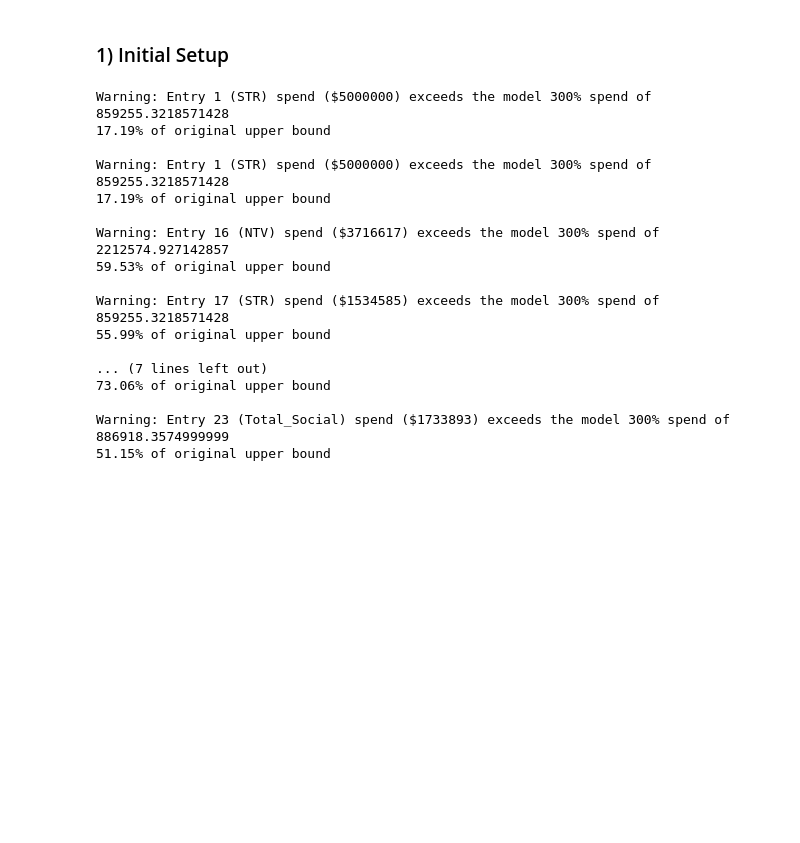
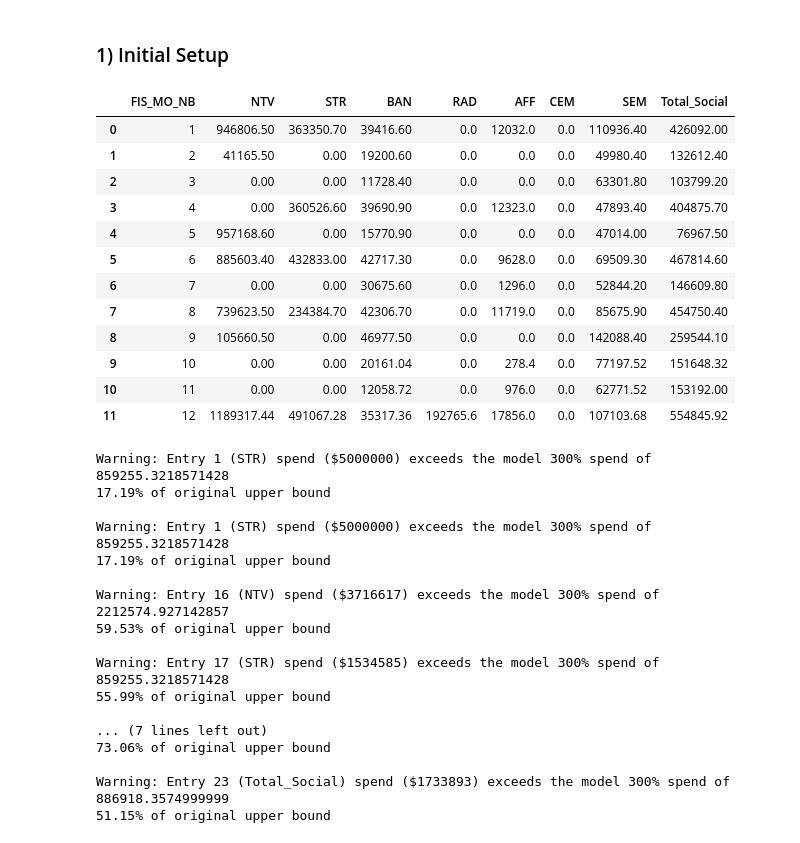
Before and after one commit to DONGZ027/craft001_SOUL, a Jupyter notebook: lab.ipynb, the cells around one changed output. Cells and saved outputs as stored; diff of their text form; code cells hidden in the pictures; blank space fills up the shorter version.

```diff
--- a/lab.ipynb
+++ b/lab.ipynb
@@ -726,39 +781,52 @@ cutoff = 0.001
 # %%
 # Step 0: Filter df_time and get planning_weeks
 # ================================================================================================================
-df_time_filtered = df_time[df_time['FIS_YR_NB'].isin([planning_year, planning_year - 1])].reset_index(drop=True)
-planning_weeks = df_time_filtered[
-    (df_time_filtered['FIS_YR_NB'] == planning_year) &
-    (df_time_filtered['FIS_MO_NB'].isin(planning_months))
+df_time_filtered = df_time[df_time['FIS_YR_NB'].isin([planning_year - 1, planning_year, planning_year + 1])].reset_index(drop=True)
+df_time_filtered.loc[df_time_filtered.FIS_YR_NB == planning_year + 1, 'FIS_MO_NB'] = df_time_filtered.loc[df_time_filtered.FIS_YR_NB == planning_year + 1, 'FIS_MO_NB'] + 12
+
+impact_weeks = df_time_filtered[
+    (df_time_filtered['FIS_YR_NB'].isin([planning_year, planning_year + 1])) &
+    (df_time_filtered['FIS_MO_NB'].isin(impact_months))
 ].index.tolist()
 # %%
 # Step 1: Compute reward_credit
 # ================================================================================================================
-reward_credit_year0 = compute_plan_reward(base_year, planning_year - 1, 0, 1, cutoff)[-1][planning_weeks].sum()
+reward_credit_year0 = compute_plan_reward(base_year, planning_year - 1, 0, 1, cutoff)[-1][impact_weeks].sum()
 reward_credit_year1 = 0
 if min(planning_months) > 1:
     plan_rewards = compute_plan_reward(spend_plan, planning_year, 1, 0, cutoff)
     for i in np.arange(min(planning_months) - 1):
-        reward_credit_year1 += plan_rewards[i][planning_weeks].sum()
-
+        reward_credit_year1 += plan_rewards[i][impact_weeks].sum()
 reward_credit = reward_credit_year0 + reward_credit_year1
 # %%
 # Step 2: Set spendings in the spending month to 0
 # ================================================================================================================
 spend_plan_wiped = spend_plan.copy()
 spend_plan_wiped.loc[spend_plan_wiped['FIS_MO_NB'].isin(planning_months), spend_plan_wiped.columns[1:]] = 0
+# %%
+month = 10
+start = df_time_filtered[(df_time_filtered['FIS_YR_NB'] == planning_year) & (df_time_filtered['FIS_MO_NB'] == month)]['index'].values[0]
+landing_weeks = df_time_filtered[
+        (df_time_filtered['FIS_YR_NB'].isin([planning_year, planning_year+1])) &
+        (df_time_filtered['FIS_MO_NB'].isin(impact_months))
+    ]
+landing_weeks = landing_weeks['index'].values - start
+
+cumulative_indices = df_curve.iloc[landing_weeks, :].sum()
 # %%
 # Step 3: For each {media, month}, compute the potential gain percentgae (due to media timing)
 # ================================================================================================================
 result_data = []
 for month in planning_months:
     # Compute available weeks
-    available_weeks = df_time_filtered[
-        (df_time_filtered['FIS_YR_NB'] == planning_year) &
-        (df_time_filtered['FIS_MO_NB'].between(month, planning_months[-1]))
-    ].shape[0]
+    start = df_time_filtered[(df_time_filtered['FIS_YR_NB'] == planning_year) & (df_time_filtered['FIS_MO_NB'] == month)]['index'].values[0]
+    landing_weeks = df_time_filtered[
+            (df_time_filtered['FIS_YR_NB'].isin([planning_year, planning_year+1])) &
+            (df_time_filtered['FIS_MO_NB'].isin(impact_months))
+        ]
+    landing_weeks = landing_weeks['index'].values - start
     # Compute cumulative indices for each media
-    cumulative_indices = df_curve.iloc[:available_weeks, :].sum()
+    cumulative_indices = df_curve.iloc[landing_weeks, :].sum()
     result_data.append(cumulative_indices.tolist())
 cumu_timing_df = pd.DataFrame(result_data, index=planning_months)
 cumu_timing_df.columns = media_list
@@ -798,6 +866,22 @@ multipliers = pd.DataFrame({
     'LB': multipliers
 })
 multipliers = np.tile(multipliers.LB.values, len(planning_months))
+# %%
+spend_lb
+# %% [output]
+|  | FIS_MO_NB | NTV | STR | BAN | RAD | AFF | CEM | SEM | Total_Social |
+| 0 | 1 | 946806.50 | 363350.70 | 39416.60 | 0.0 | 12032.0 | 0.0 | 110936.40 | 426092.00 |
+| 1 | 2 | 41165.50 | 0.00 | 19200.60 | 0.0 | 0.0 | 0.0 | 49980.40 | 132612.40 |
+| 2 | 3 | 0.00 | 0.00 | 11728.40 | 0.0 | 0.0 | 0.0 | 63301.80 | 103799.20 |
+| 3 | 4 | 0.00 | 360526.60 | 39690.90 | 0.0 | 12323.0 | 0.0 | 47893.40 | 404875.70 |
+| 4 | 5 | 957168.60 | 0.00 | 15770.90 | 0.0 | 0.0 | 0.0 | 47014.00 | 76967.50 |
+| 5 | 6 | 885603.40 | 432833.00 | 42717.30 | 0.0 | 9628.0 | 0.0 | 69509.30 | 467814.60 |
+| 6 | 7 | 0.00 | 0.00 | 30675.60 | 0.0 | 1296.0 | 0.0 | 52844.20 | 146609.80 |
+| 7 | 8 | 739623.50 | 234384.70 | 42306.70 | 0.0 | 11719.0 | 0.0 | 85675.90 | 454750.40 |
+| 8 | 9 | 105660.50 | 0.00 | 46977.50 | 0.0 | 0.0 | 0.0 | 142088.40 | 259544.10 |
+| 9 | 10 | 0.00 | 0.00 | 20161.04 | 0.0 | 278.4 | 0.0 | 77197.52 | 151648.32 |
+| 10 | 11 | 0.00 | 0.00 | 12058.72 | 0.0 | 976.0 | 0.0 | 62771.52 | 153192.00 |
+| 11 | 12 | 1189317.44 | 491067.28 | 35317.36 | 192765.6 | 17856.0 | 0.0 | 107103.68 | 554845.92 |
 # %%
 # Step 6: Create the reward panel
 # ================================================================================================================
```
Also changed, not shown: parts of 10 cells of this notebook, 9 other files.
